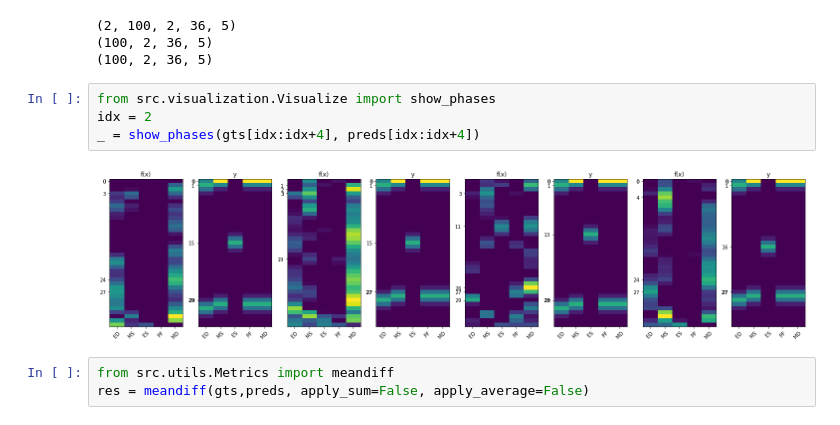
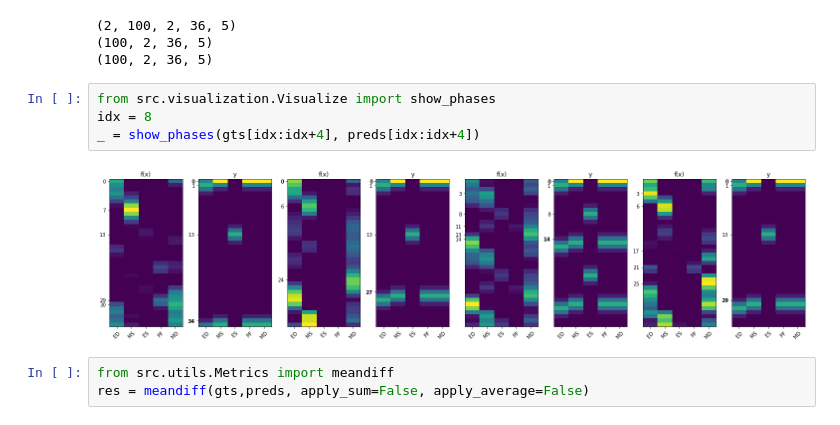
Before and after one commit to Cardio-AI/cmr-phase2phase-registration, a Jupyter notebook: notebooks/Predict/Predict_tests.ipynb, the cells around one changed output. Drawn from its saved outputs; the diff is of its cells as text.

```diff
--- a/notebooks/Predict/Predict_tests.ipynb
+++ b/notebooks/Predict/Predict_tests.ipynb
@@ -190,10 +248,10 @@ print(preds.shape)
 (100, 2, 36, 5)
 # %%
 from src.visualization.Visualize import show_phases
-idx = 2
+idx = 8
 _ = show_phases(gts[idx:idx+4], preds[idx:idx+4])
 # %% [output]
-[figure, old version]
+[figure, new version]
 # %%
 from src.utils.Metrics import meandiff
 res = meandiff(gts,preds, apply_sum=False, apply_average=False)
```
Also changed, not shown: parts of 11 cells of this notebook, 4 other files.
